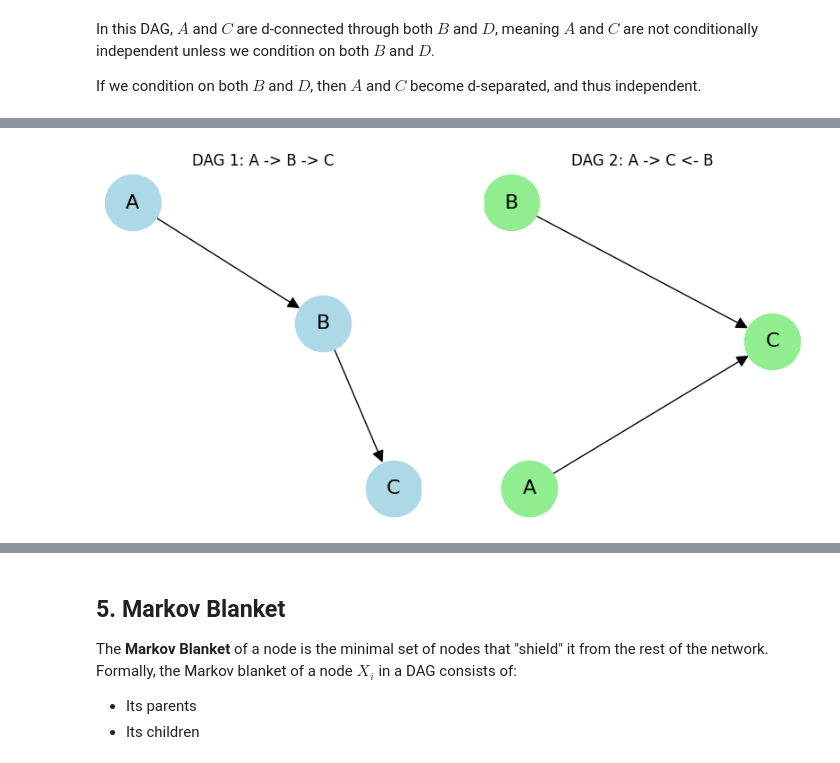
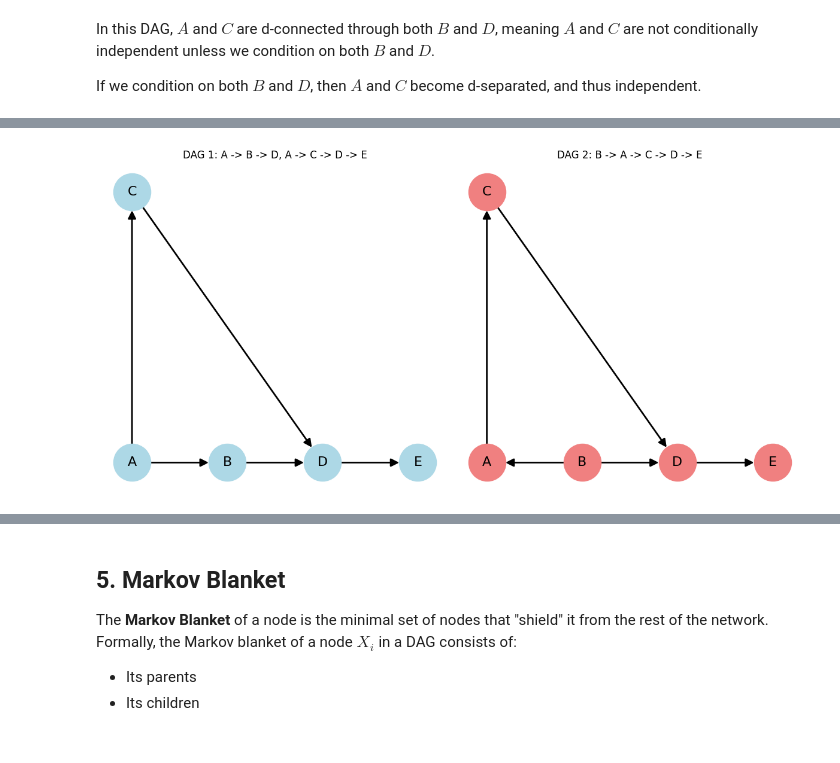
Before and after one commit to Ci2Lab/Applied_Causal_Inference_Course, a Jupyter notebook: lectures/CH-3-Graphical-Causal-Models.ipynb, the cells around one changed output, grey strips where cells are left out. Cells and saved outputs as stored; diff of their text form; code cells hidden in the pictures.

```diff
--- a/lectures/CH-3-Graphical-Causal-Models.ipynb
+++ b/lectures/CH-3-Graphical-Causal-Models.ipynb
@@ -1176,27 +1173,44 @@ These DAGs share the same skeleton but differ in the direction of the edges betw
 # %%
 import networkx as nx
 import matplotlib.pyplot as plt
 
-# Define DAG 1: A -> B -> C
+# Define the updated DAG 1 and DAG 2 as per the new structure
+dag1_edges = [('A', 'B'), ('A', 'C'), ('B', 'D'), ('C', 'D'), ('D', 'E')]
+dag2_edges = [('B', 'A'), ('A', 'C'), ('B', 'D'), ('C', 'D'), ('D', 'E')]
+
+# Create directed graphs for both DAGs
 G1 = nx.DiGraph()
-G1.add_edges_from([('A', 'B'), ('B', 'C')])
+G2 = nx.DiGraph()
 
-# Define DAG 2: A -> C <- B
-G2 = nx.DiGraph()
-G2.add_edges_from([('A', 'C'), ('B', 'C')])
+G1.add_edges_from(dag1_edges)
+G2.add_edges_from(dag2_edges)
 
-# Draw both DAGs for comparison
-fig, (ax1, ax2) = plt.subplots(1, 2, figsize=(10, 5))
+# Adjusted positions to make edges more uniform in length
+pos = {
+    'A': (0, 1),
+    'B': (1, 1),
+    'C': (0, 2),
+    'D': (2, 1),
+    'E': (3, 1)
+}
 
-pos1 = nx.spring_layout(G1)
-pos2 = nx.spring_layout(G2)
+# Draw the two DAGs for comparison
+fig, (ax1, ax2) = plt.subplots(1, 2, figsize=(12, 6))
 
-nx.draw(G1, pos1, with_labels=True, node_color='lightblue', node_size=2000, font_size=16, font_color='black', arrowsize=20, ax=ax1)
-ax1.set_title('DAG 1: A -> B -> C')
+# Set uniform edge width for all graphs
+edge_width = 2
 
-nx.draw(G2, pos2, with_labels=True, node_color='lightgreen', node_size=2000, font_size=16, font_color='black', arrowsize=20, ax=ax2)
-ax2.set_title('DAG 2: A -> C <- B')
+# Draw DAG 1
+nx.draw(G1, pos, with_labels=True, node_color='lightblue', node_size=2000, font_size=16,
+        font_color='black', arrowsize=20, width=edge_width, ax=ax1)
+ax1.set_title('DAG 1: A -> B -> D, A -> C -> D -> E')
 
+# Draw DAG 2
+nx.draw(G2, pos, with_labels=True, node_color='lightcoral', node_size=2000, font_size=16,
+        font_color='black', arrowsize=20, width=edge_width, ax=ax2)
+ax2.set_title('DAG 2: B -> A -> C -> D -> E')
+
+plt.tight_layout()
 plt.show()
 # %% [output]
-[figure, old version]
+[figure, new version]
```
Also changed, not shown: parts of 5 cells of this notebook.
